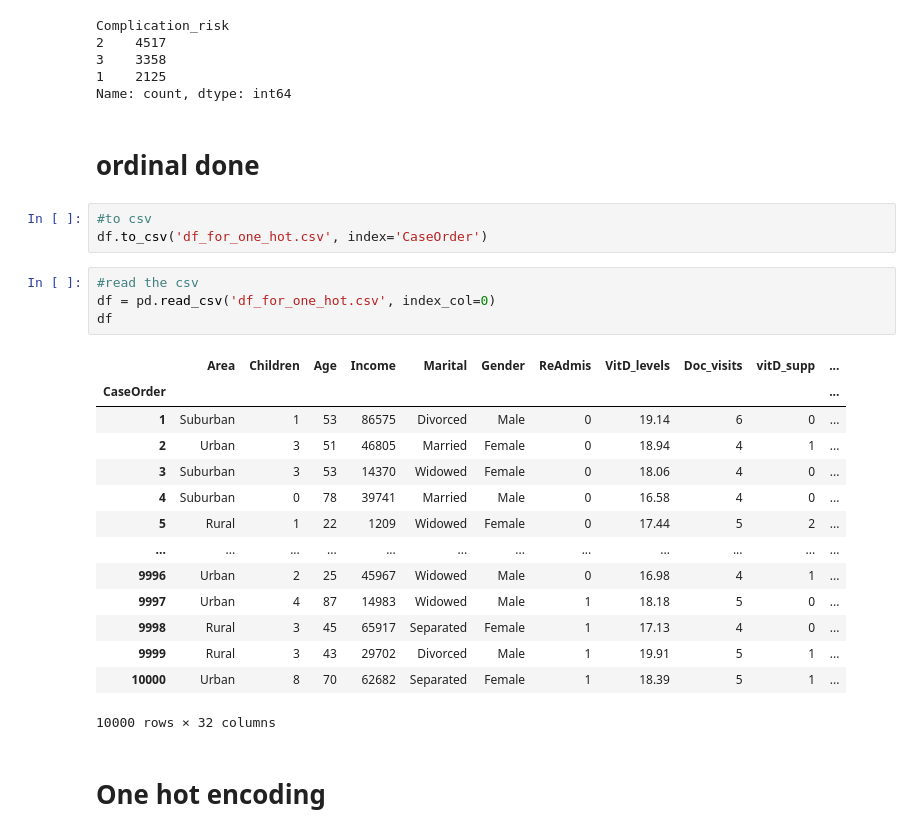
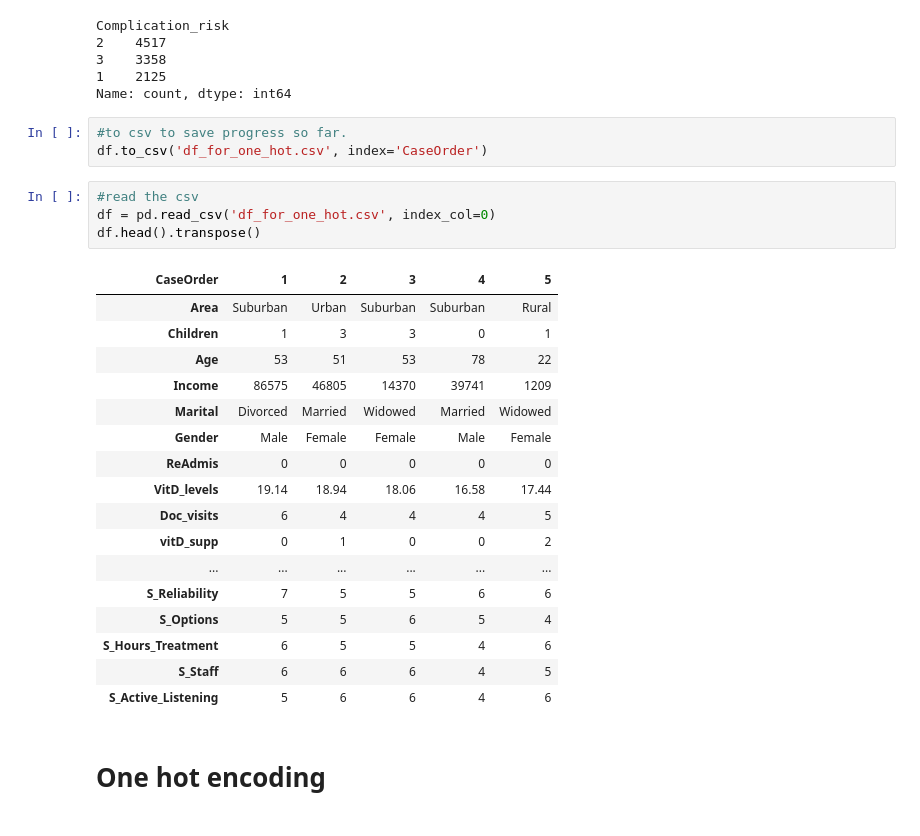
Before and after one commit to vertigoa/master, a Jupyter notebook: d208_task_1cd.ipynb, the cells around one changed output. Cells and saved outputs as stored; diff of their text form.

Commit message:
one-hot done

```diff
--- a/d208_task_1cd.ipynb
+++ b/d208_task_1cd.ipynb
@@ -139,30 +147,31 @@ Complication_risk
 3    3358
 1    2125
 Name: count, dtype: int64
-# %% [markdown]
-# ordinal done
 # %%
-#to csv
+#to csv to save progress so far.
 df.to_csv('df_for_one_hot.csv', index='CaseOrder')
 # %%
 #read the csv
 df = pd.read_csv('df_for_one_hot.csv', index_col=0)
-df
+df.head().transpose()
 # %% [output]
-|  | Area | Children | Age | Income | Marital | Gender | ReAdmis | VitD_levels | Doc_visits | vitD_supp | ... |
-| CaseOrder |  |  |  |  |  |  |  |  |  |  | ... |
-| 1 | Suburban | 1 | 53 | 86575 | Divorced | Male | 0 | 19.14 | 6 | 0 | ... |
-| 2 | Urban | 3 | 51 | 46805 | Married | Female | 0 | 18.94 | 4 | 1 | ... |
-| 3 | Suburban | 3 | 53 | 14370 | Widowed | Female | 0 | 18.06 | 4 | 0 | ... |
-| 4 | Suburban | 0 | 78 | 39741 | Married | Male | 0 | 16.58 | 4 | 0 | ... |
-| 5 | Rural | 1 | 22 | 1209 | Widowed | Female | 0 | 17.44 | 5 | 2 | ... |
-| ... | ... | ... | ... | ... | ... | ... | ... | ... | ... | ... | ... |
-| 9996 | Urban | 2 | 25 | 45967 | Widowed | Male | 0 | 16.98 | 4 | 1 | ... |
-| 9997 | Urban | 4 | 87 | 14983 | Widowed | Male | 1 | 18.18 | 5 | 0 | ... |
-| 9998 | Rural | 3 | 45 | 65917 | Separated | Female | 1 | 17.13 | 4 | 0 | ... |
-| 9999 | Rural | 3 | 43 | 29702 | Divorced | Male | 1 | 19.91 | 5 | 1 | ... |
-| 10000 | Urban | 8 | 70 | 62682 | Separated | Female | 1 | 18.39 | 5 | 1 | ... |
+| CaseOrder | 1 | 2 | 3 | 4 | 5 |
+| Area | Suburban | Urban | Suburban | Suburban | Rural |
+| Children | 1 | 3 | 3 | 0 | 1 |
+| Age | 53 | 51 | 53 | 78 | 22 |
+| Income | 86575 | 46805 | 14370 | 39741 | 1209 |
+| Marital | Divorced | Married | Widowed | Married | Widowed |
+| Gender | Male | Female | Female | Male | Female |
+| ReAdmis | 0 | 0 | 0 | 0 | 0 |
+| VitD_levels | 19.14 | 18.94 | 18.06 | 16.58 | 17.44 |
+| Doc_visits | 6 | 4 | 4 | 4 | 5 |
+| vitD_supp | 0 | 1 | 0 | 0 | 2 |
+| ... | ... | ... | ... | ... | ... |
+| S_Reliability | 7 | 5 | 5 | 6 | 6 |
+| S_Options | 5 | 5 | 6 | 5 | 4 |
+| S_Hours_Treatment | 6 | 5 | 5 | 4 | 6 |
+| S_Staff | 6 | 6 | 6 | 4 | 5 |
+| S_Active_Listening | 5 | 6 | 6 | 4 | 6 |
-10000 rows × 32 columns
 # %% [markdown]
 # One hot encoding
 # %%
```
Also changed, not shown: parts of 20 cells of this notebook, 3 other files.
